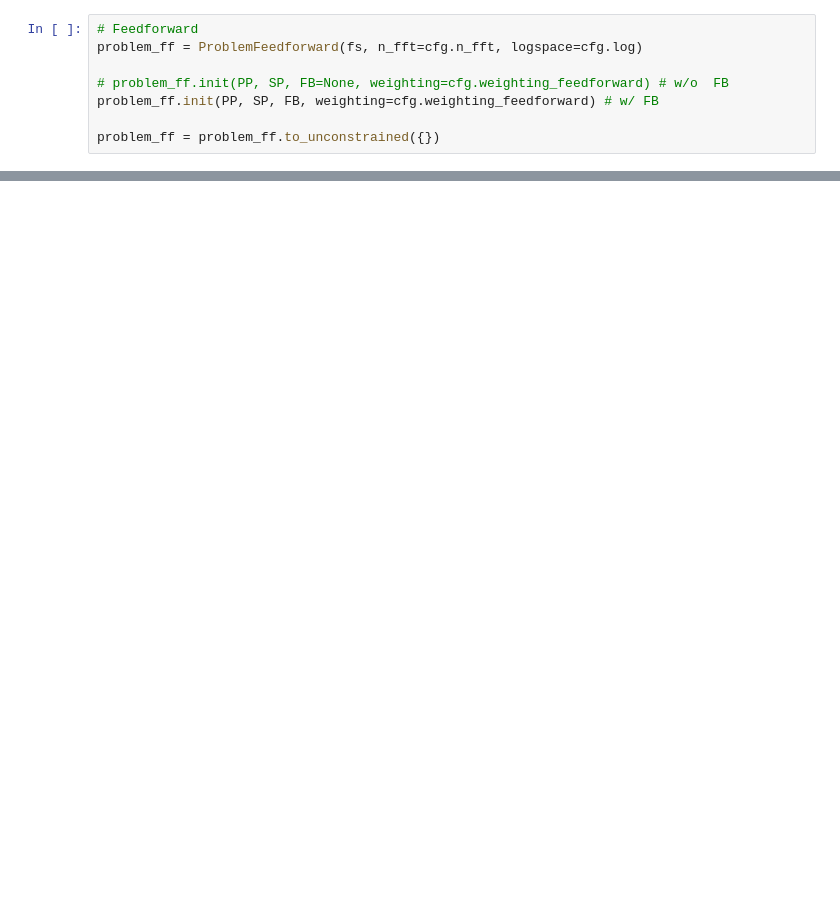
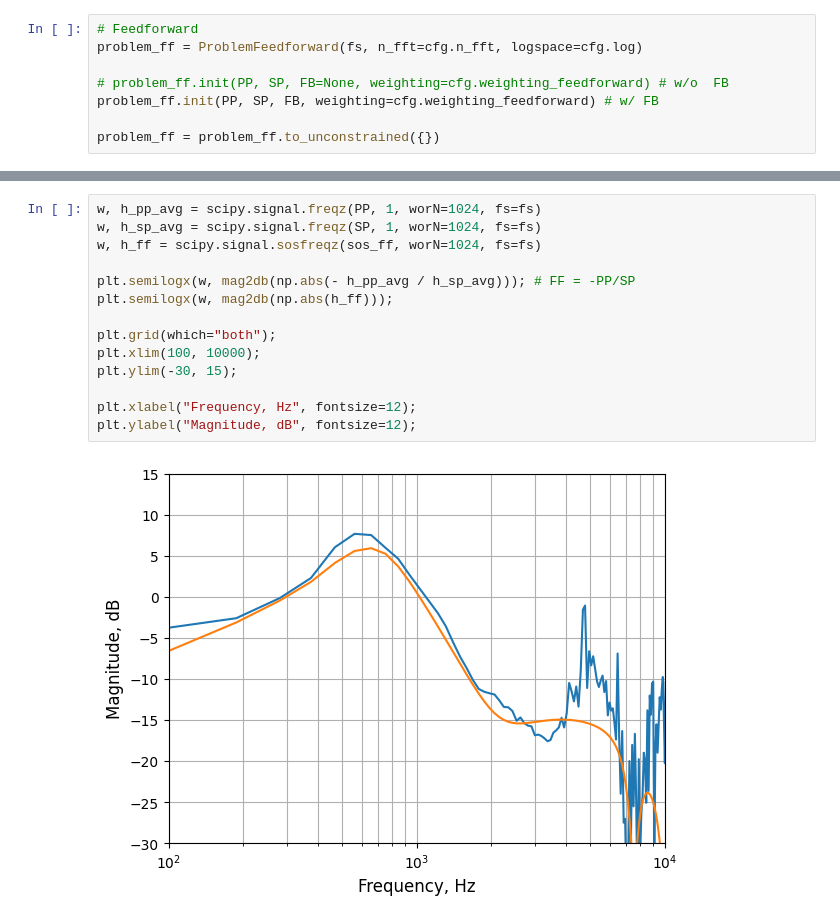
Before and after one commit to sholokhovalexey/active-noise-control, a Jupyter notebook: anc_design.ipynb, the cells around one changed output, grey strips where cells are left out. Drawn from its saved outputs; the diff is of its cells as text; blank space fills up the shorter version.

```diff
--- a/anc_design.ipynb
+++ b/anc_design.ipynb
@@ -352,0 +382,16 @@ plt.title("Sensitivity function, FF");
+# %%
+w, h_pp_avg = scipy.signal.freqz(PP, 1, worN=1024, fs=fs)
+w, h_sp_avg = scipy.signal.freqz(SP, 1, worN=1024, fs=fs)
+w, h_ff = scipy.signal.sosfreqz(sos_ff, worN=1024, fs=fs)
+
+plt.semilogx(w, mag2db(np.abs(- h_pp_avg / h_sp_avg))); # FF = -PP/SP
+plt.semilogx(w, mag2db(np.abs(h_ff)));
+
+plt.grid(which="both");
+plt.xlim(100, 10000);
+plt.ylim(-30, 15);
+
+plt.xlabel("Frequency, Hz", fontsize=12);
+plt.ylabel("Magnitude, dB", fontsize=12);
+# %% [output]
+[figure, added]
```
Also changed, not shown: parts of 22 cells of this notebook, 23 other files.
